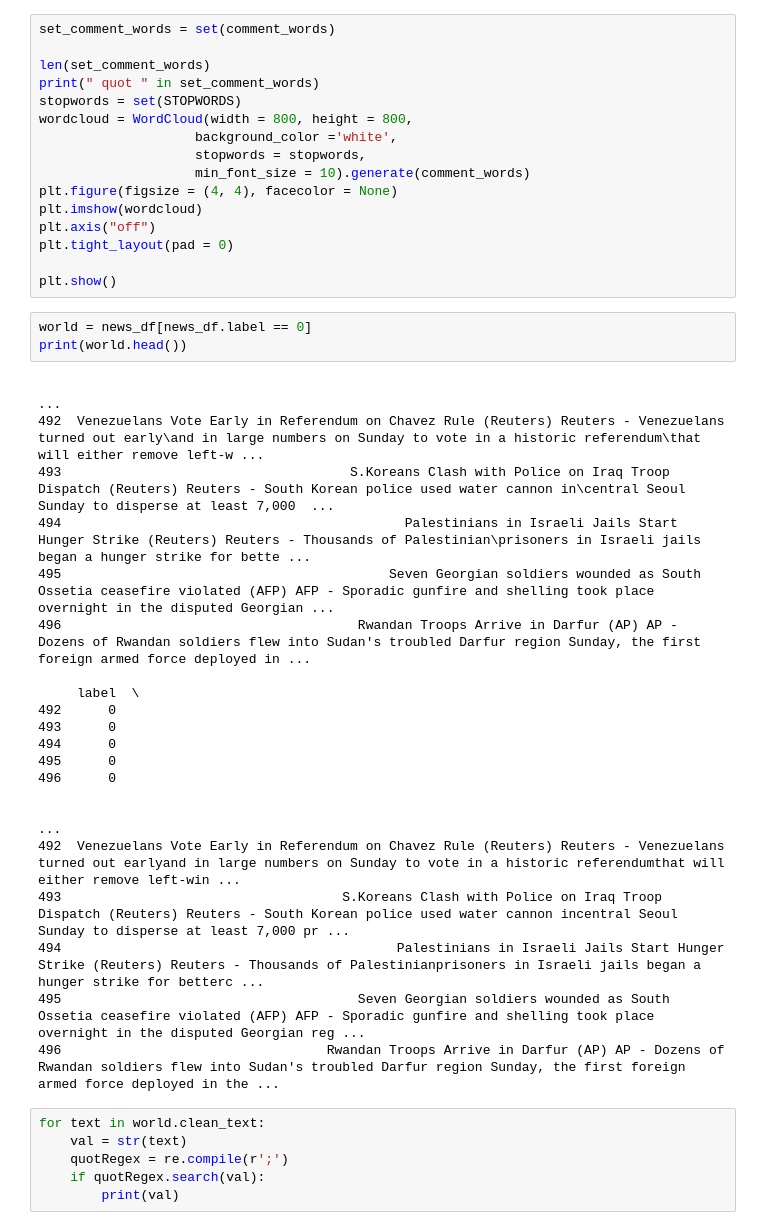
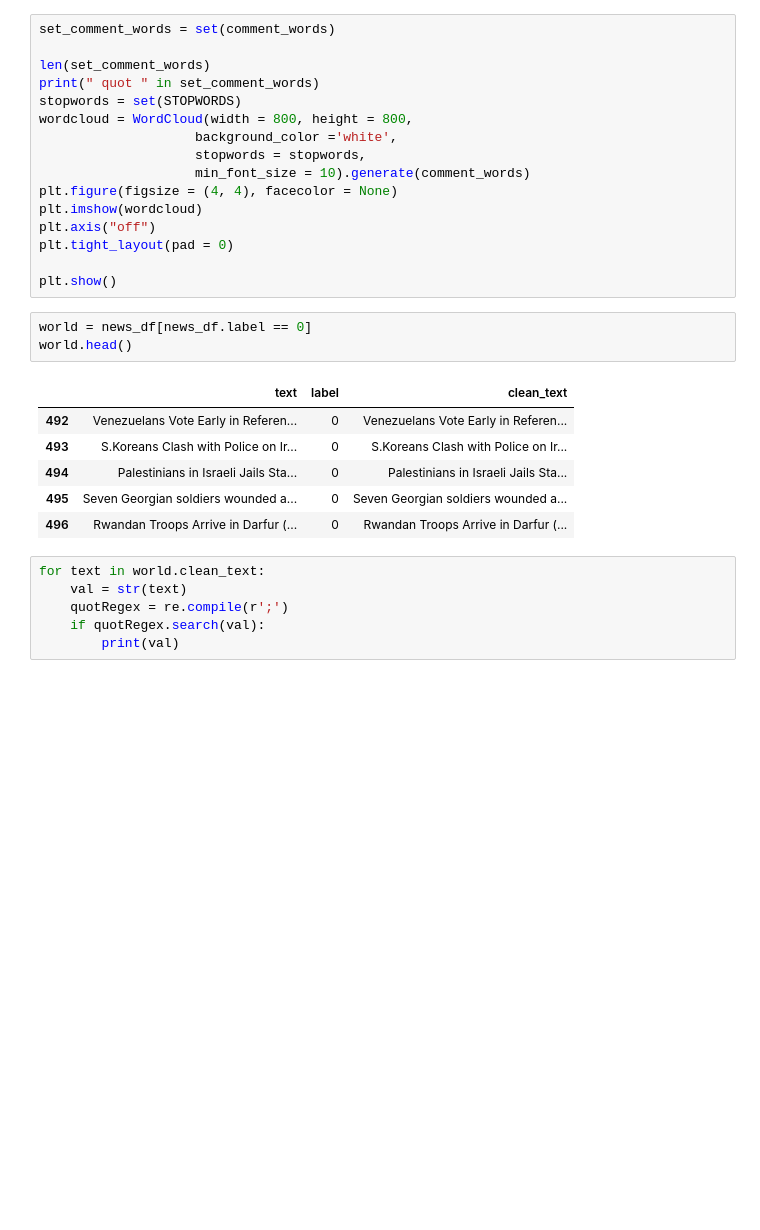
Before and after one commit to ramaiyaKushal/fsdl-2022-weakly-supervised-project, a Jupyter notebook: snorkel.ipynb, the cells around one changed output. Drawn from its saved outputs; the diff is of its cells as text; blank space fills up the shorter version.

```diff
--- a/snorkel.ipynb
+++ b/snorkel.ipynb
@@ -211,28 +294,14 @@ plt.tight_layout(pad = 0)
 plt.show()
 # %%
 world = news_df[news_df.label == 0]
-print(world.head())
+world.head()
 # %% [output]
-                                                                                                                                                                                                         ...
-492  Venezuelans Vote Early in Referendum on Chavez Rule (Reuters) Reuters - Venezuelans turned out early\and in large numbers on Sunday to vote in a historic referendum\that will either remove left-w ...
-493                                     S.Koreans Clash with Police on Iraq Troop Dispatch (Reuters) Reuters - South Korean police used water cannon in\central Seoul Sunday to disperse at least 7,000  ...
-494                                            Palestinians in Israeli Jails Start Hunger Strike (Reuters) Reuters - Thousands of Palestinian\prisoners in Israeli jails began a hunger strike for bette ...
-495                                          Seven Georgian soldiers wounded as South Ossetia ceasefire violated (AFP) AFP - Sporadic gunfire and shelling took place overnight in the disputed Georgian ...
-496                                      Rwandan Troops Arrive in Darfur (AP) AP - Dozens of Rwandan soldiers flew into Sudan's troubled Darfur region Sunday, the first foreign armed force deployed in ...
-
-     label  \
-492      0
-493      0
-494      0
-495      0
-496      0
-
-                                                                                                                                                                                                         ...
-492  Venezuelans Vote Early in Referendum on Chavez Rule (Reuters) Reuters - Venezuelans turned out earlyand in large numbers on Sunday to vote in a historic referendumthat will either remove left-win ...
-493                                    S.Koreans Clash with Police on Iraq Troop Dispatch (Reuters) Reuters - South Korean police used water cannon incentral Seoul Sunday to disperse at least 7,000 pr ...
-494                                           Palestinians in Israeli Jails Start Hunger Strike (Reuters) Reuters - Thousands of Palestinianprisoners in Israeli jails began a hunger strike for betterc ...
-495                                      Seven Georgian soldiers wounded as South Ossetia ceasefire violated (AFP) AFP - Sporadic gunfire and shelling took place overnight in the disputed Georgian reg ...
-496                                  Rwandan Troops Arrive in Darfur (AP) AP - Dozens of Rwandan soldiers flew into Sudan's troubled Darfur region Sunday, the first foreign armed force deployed in the ...
+|  | text | label | clean_text |
+| 492 | Venezuelans Vote Early in Referen... | 0 | Venezuelans Vote Early in Referen... |
+| 493 | S.Koreans Clash with Police on Ir... | 0 | S.Koreans Clash with Police on Ir... |
+| 494 | Palestinians in Israeli Jails Sta... | 0 | Palestinians in Israeli Jails Sta... |
+| 495 | Seven Georgian soldiers wounded a... | 0 | Seven Georgian soldiers wounded a... |
+| 496 | Rwandan Troops Arrive in Darfur (... | 0 | Rwandan Troops Arrive in Darfur (... |
 # %%
 for text in world.clean_text:
     val = str(text)
```
Also changed, not shown: parts of 22 cells of this notebook.
